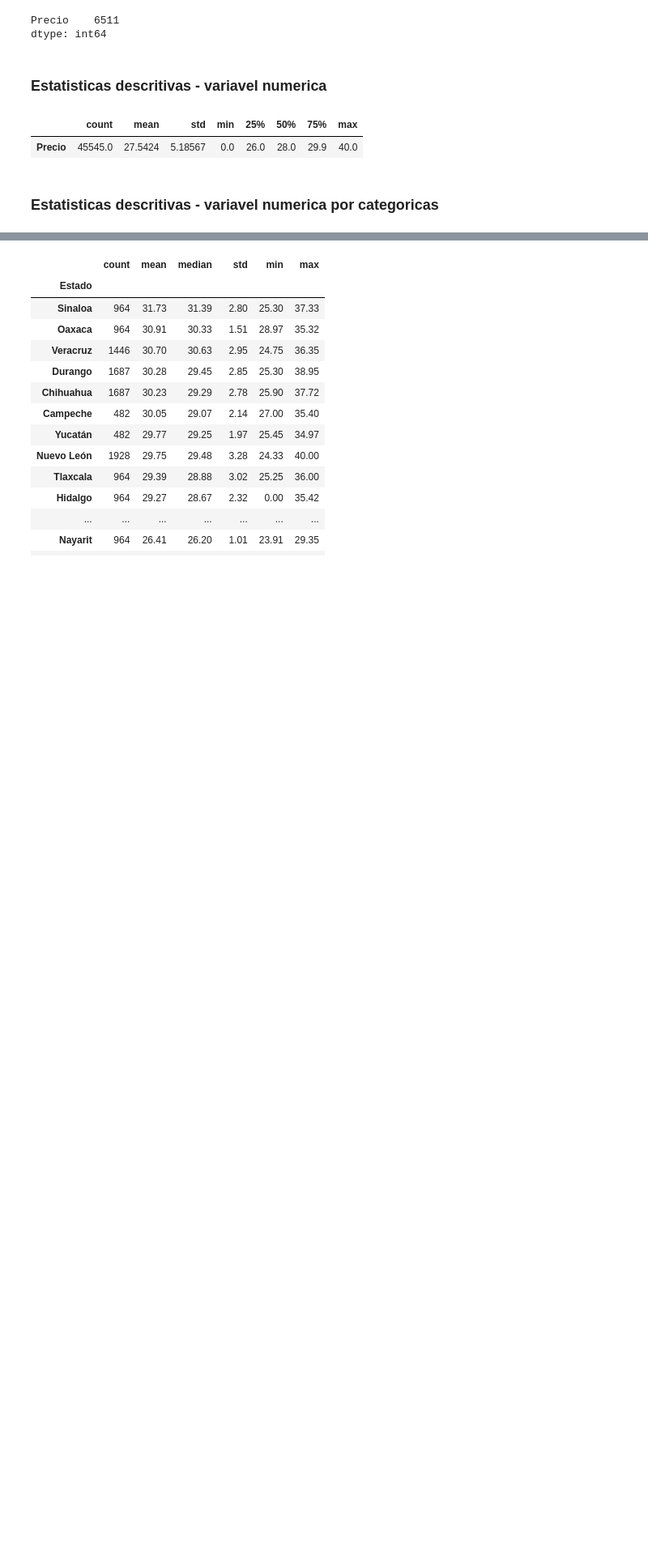
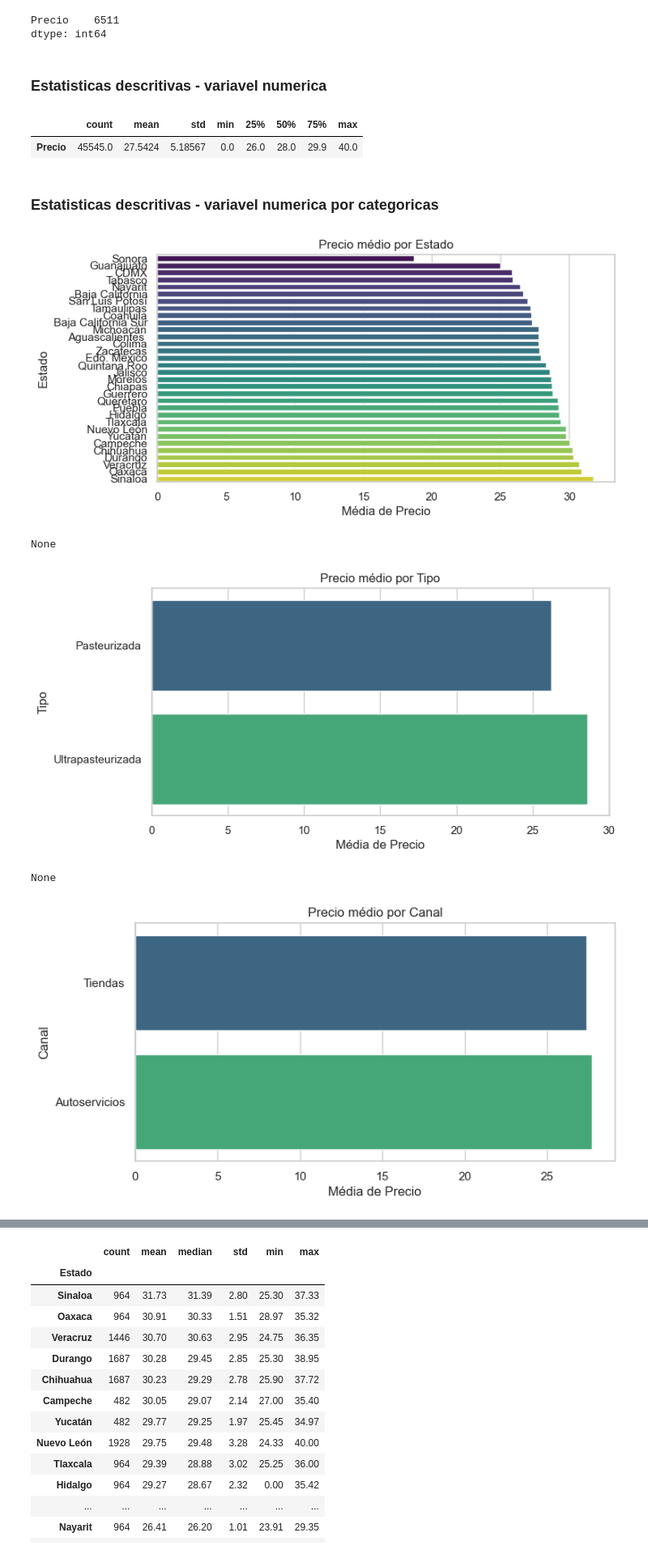
Before and after one commit to Vanessa186578/Projeto-Aplicado-I, a Jupyter notebook: notebooks/AED.ipynb, the cells around one changed output, grey strips where cells are left out. Shown at 81% size. Drawn from its saved outputs; the diff is of its cells as text; code cells hidden in the pictures; blank space fills up the shorter version.

```diff
--- a/notebooks/AED.ipynb
+++ b/notebooks/AED.ipynb
@@ -55,6 +55,15 @@ def resumo_preco_por_categoria(df, var_cat, var_num='Precio'):
         .round(2)
     )
     return resumo
+
+def plot_media_por_categoria(df, var_cat, var_num='Precio'):
+    resumo = df.groupby(var_cat)[var_num].mean().sort_values()
+    plt.figure(figsize=(8,5))
+    sns.barplot(x=resumo.values, y=resumo.index, palette='viridis')
+    plt.title(f"{var_num} médio por {var_cat}")
+    plt.xlabel(f"Média de {var_num}")
+    plt.ylabel(var_cat)
+    plt.show()
 
 def top_categories(df, col, n=10):
     return df[col].value_counts(dropna=False).head(n)
@@ -149,3 +158,13 @@ display(summary_statistics(df[num_cols]))
 | Precio | 45545.0 | 27.5424 | 5.18567 | 0.0 | 26.0 | 28.0 | 29.9 | 40.0 |
 # %% [markdown]
 ### Estatisticas descritivas - variavel numerica por categoricas
+# %%
+display(plot_media_por_categoria(df, 'Estado', 'Precio'))
+display(plot_media_por_categoria(df, 'Tipo', 'Precio'))
+display(plot_media_por_categoria(df, 'Canal', 'Precio'))
+# %% [output]
+[figure, added]
+None
+[figure, added]
+None
+[figure, added]
```
Also changed, not shown: parts of 1 cell of this notebook.
